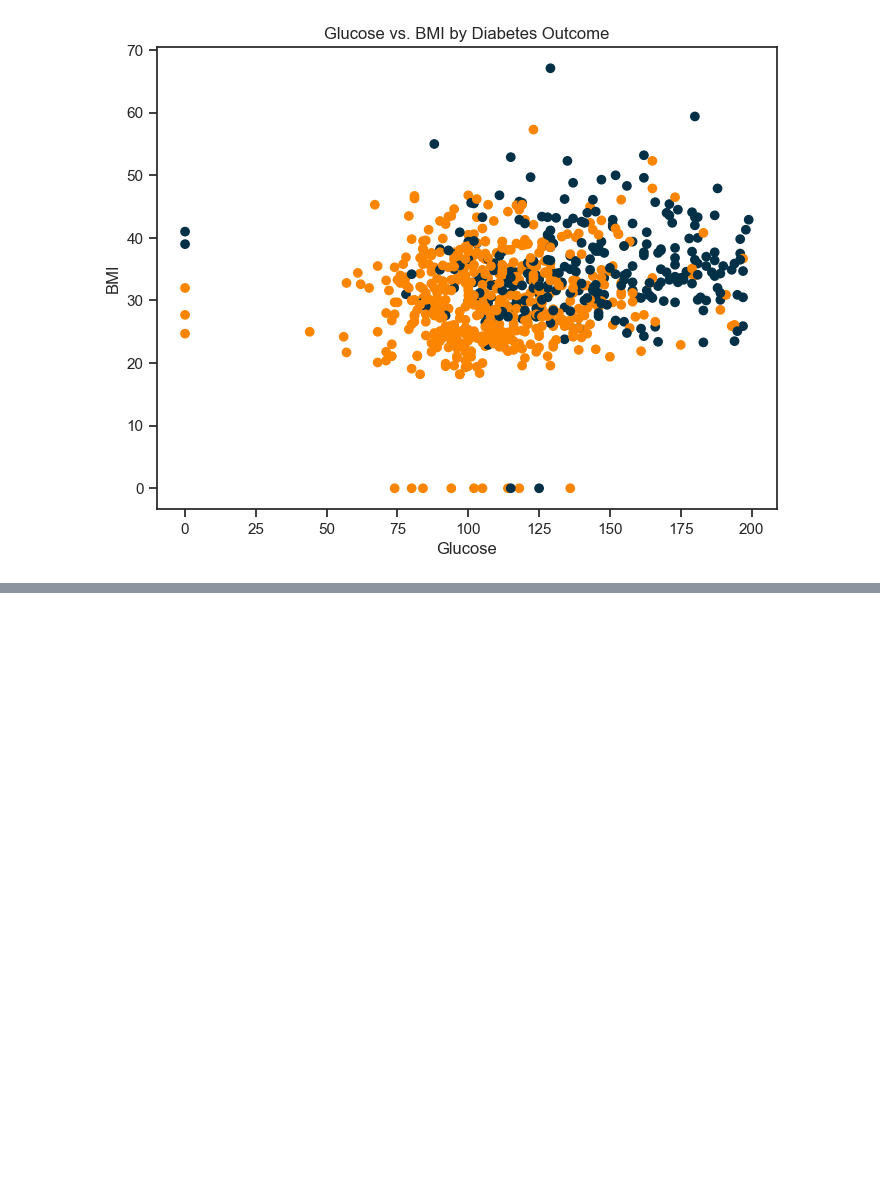
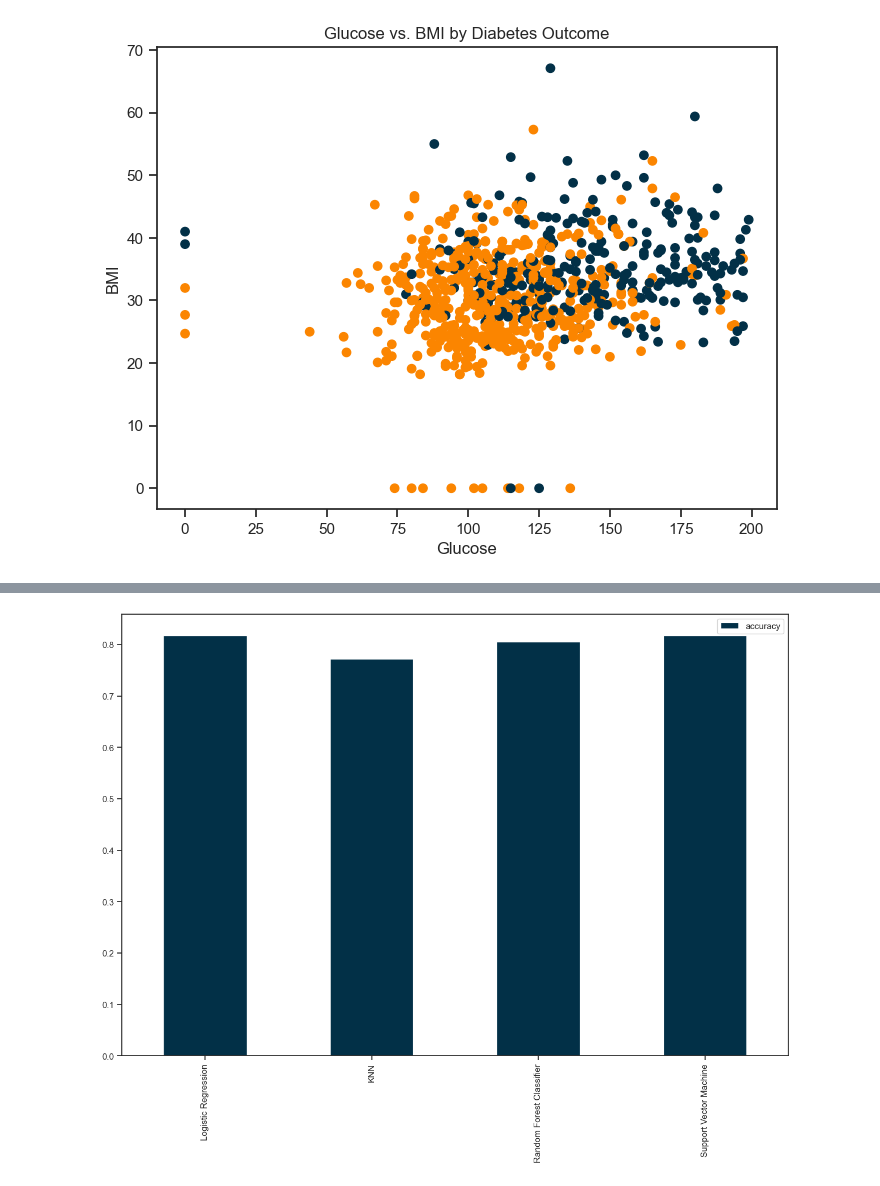
Before and after one commit to azadealmasi/Diabetes-Prediction-App-Using-Flask-Machine-Learning-and-Heroku, a Jupyter notebook: Diabetes Prediction.ipynb, the cells around one changed output, grey strips where cells are left out. Cells and saved outputs as stored; diff of their text form; code cells hidden in the pictures; blank space fills up the shorter version.

Commit message:
Add Modeling and Training

```diff
--- a/Diabetes Prediction.ipynb
+++ b/Diabetes Prediction.ipynb
@@ -322,0 +329,8 @@ plt.show()
+# %%
+#random data shuffelin
+df.sample(frac=1)
+
+#Spliting the data
+X = df.drop("Outcome",axis=1)
+y = df["Outcome"]
+X_train,X_test,y_train,y_test =  train_test_split(X,y,test_size=0.2)
@@ -322,0 +343,29 @@ plt.show()
+# %%
+from sklearn.neighbors import KNeighborsClassifier  # Import KNeighborsClassifier
+from sklearn.ensemble import RandomForestClassifier
+from sklearn.svm import SVC  # Import the SVC class
+
+## Build the Logistic Regression model
+from sklearn.linear_model import LogisticRegression
+log_reg = LogisticRegression(random_state=0)
+log_reg.fit(X_train,y_train);
+## Evaluating the Logistic Regression model
+log_reg = log_reg.score(X_test,y_test)
+
+## Build the KNN model
+knn = KNeighborsClassifier()
+knn.fit(X_train,y_train);
+## Evaluating the KNN model
+knn = knn.score(X_test,y_test)
+
+## Build the Random forest classifier model
+clf= RandomForestClassifier()
+clf.fit(X_train,y_train);
+## Evaluating the Random forest classifier model
+clf = clf.score(X_test,y_test)
+
+## Build the Support Vector Machine model
+svm = SVC()
+svm.fit(X_train,y_train)
+## Evaluating the Support Vector Machine model model
+svm = svm.score(X_test,y_test)
@@ -322,0 +380,10 @@ plt.show()
+# %%
+model_compare = pd.DataFrame({"Logistic Regression":log_reg,
+"KNN":knn,
+"Random Forest Classifier":clf,
+"Support Vector Machine":svm,},
+index=["accuracy"])
+color = ['#023047']
+model_compare.T.plot.bar(figsize=(15,10), color=color);
+# %% [output]
+[figure, added]
```
Also changed, not shown: parts of 4 cells of this notebook.
